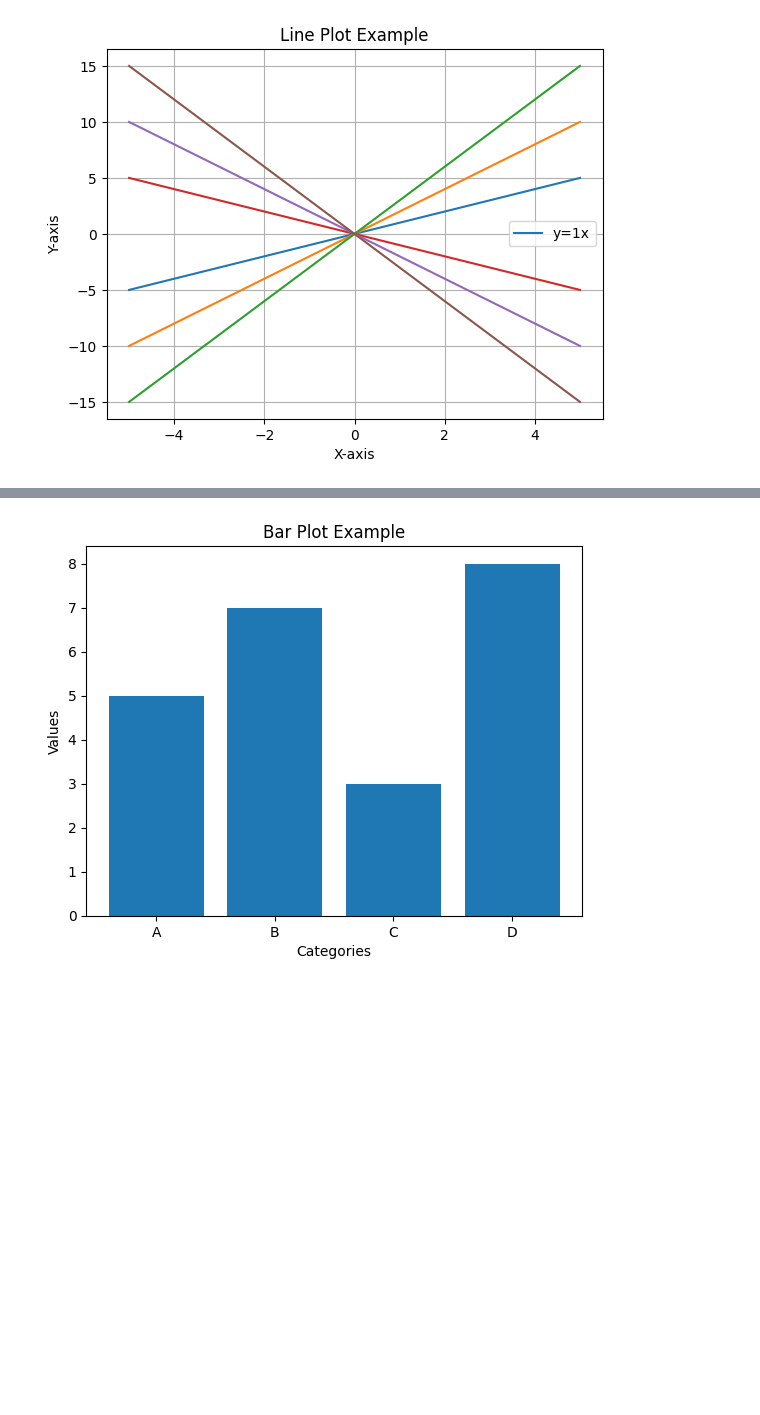
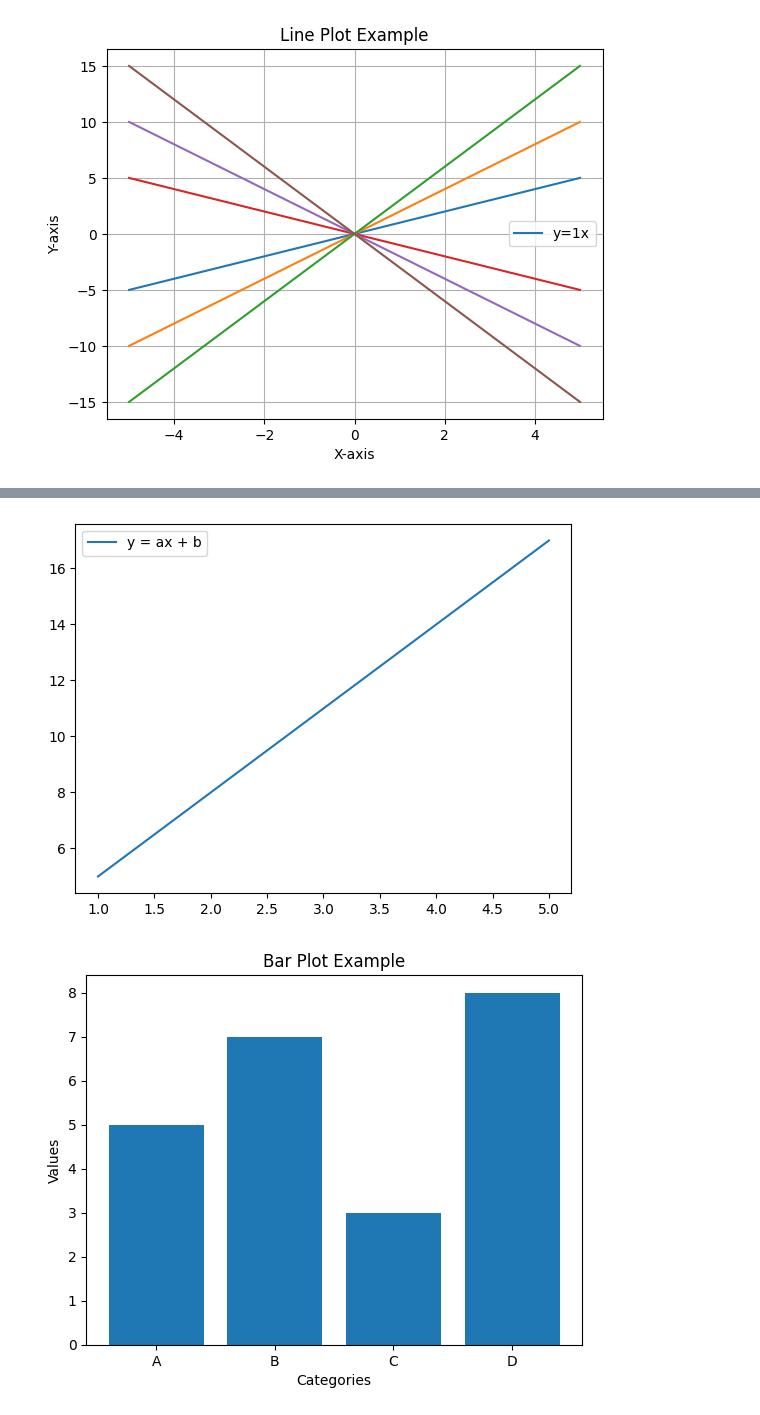
Before and after one commit to business-sixtick/exercise, a Jupyter notebook: mathematics/graph.ipynb, the cells around one changed output, grey strips where cells are left out. Drawn from its saved outputs; the diff is of its cells as text; code cells hidden in the pictures; blank space fills up the shorter version.

```diff
--- a/mathematics/graph.ipynb
+++ b/mathematics/graph.ipynb
@@ -34,3 +95,21 @@ plt.show()
+# %%
+import matplotlib.pyplot as plt
+
+# 기울기 a
+# y 절편 b
+# y = ax + b
+# 점(point: x , y)과 기울기가 주어졌을때
+# b = y - ax
+a = 3
+x = [1, 2, 3, 4, 5]
+y = [5, 8, 11, 14, 17]
+
+plt.plot(x, y, label='y = ax + b')
+
+plt.legend()
+plt.show()
+# %% [output]
+[figure, added]
 # %%
 import matplotlib.pyplot as plt
 
```
Also changed, not shown: parts of 3 cells of this notebook, 2 other files.
